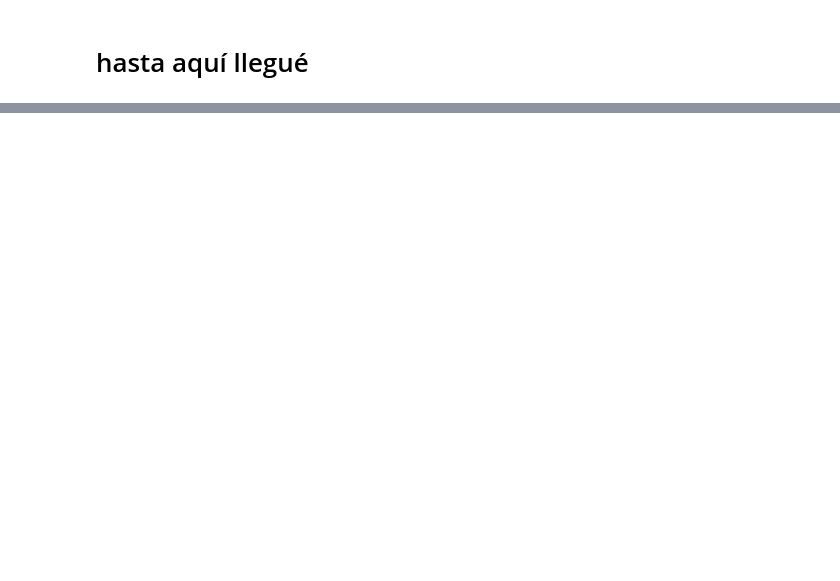
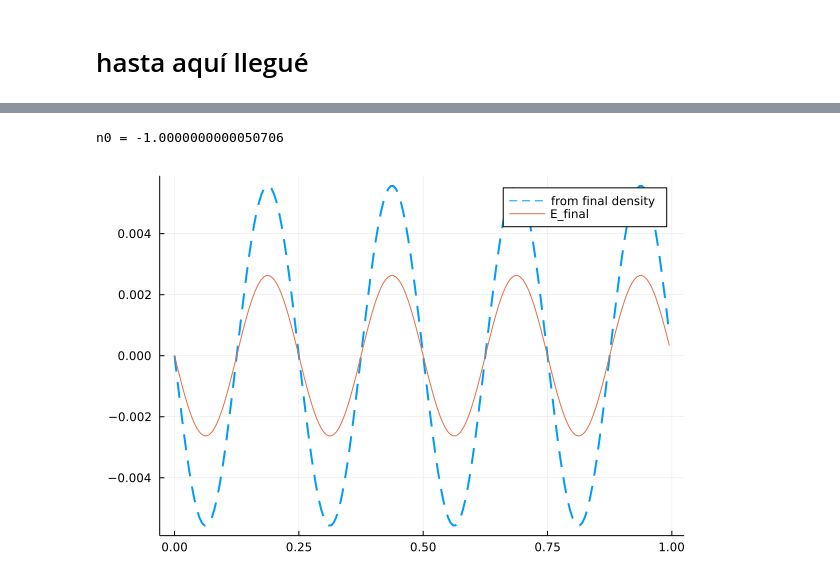
Before and after one commit to reula/Vlasov, a Jupyter notebook: vlasov_1.ipynb, the cells around one changed output, grey strips where cells are left out. Drawn from its saved outputs; the diff is of its cells as text; code cells hidden in the pictures; blank space fills up the shorter version.

```diff
--- a/vlasov_1.ipynb
+++ b/vlasov_1.ipynb
@@ -289,0 +262,18 @@ ODEproblem(RK4, f, y0, intervalo, M,p)
+# %%
+ρ_f = zeros(Nx)
+E_f = zeros(Nx)
+ϕ_f = zeros(Nx)
+
+get_density!(u, ρ_f, (Nx, dx, Np, dp, m, e))
+n0 = get_total_density!(ρ_f, (Nx, dx))
+println("n0 = $(n0)")
+get_ϕ!(ϕ_f, ρ_f .- e*n0, κ)
+get_E_from_ϕ!(ϕ_f,E_f,dx)
+
+
+plot(x,E_f,label="from final density", ls=:dash, lw=2)
+#plot!(x,E_i,label="E_initial")
+plot!(x,u[Nx*Np+1:end], label="E_final")
+# %% [output]
+n0 = -1.0000000000050706
+[figure, added]
```
Also changed, not shown: parts of 21 cells of this notebook, 1 other file.
